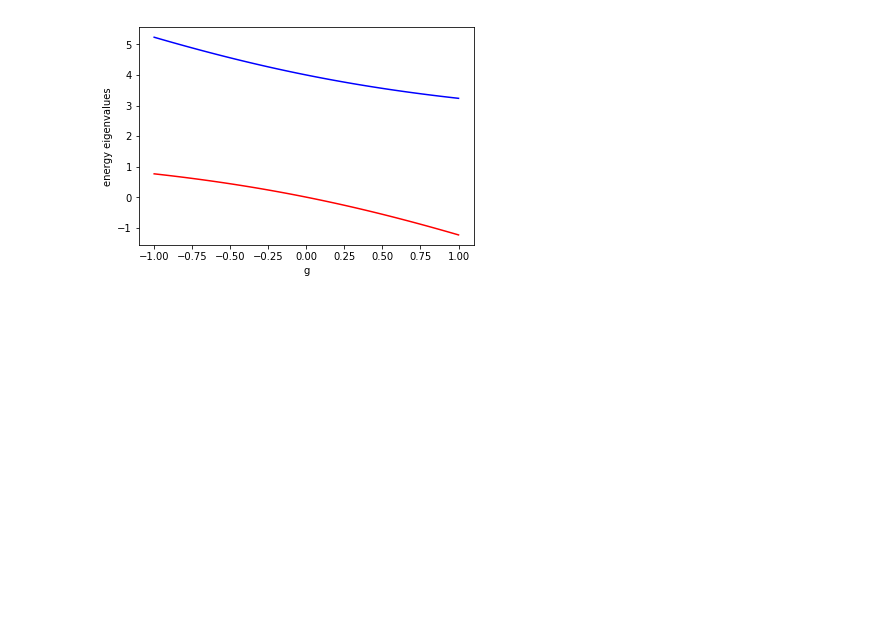
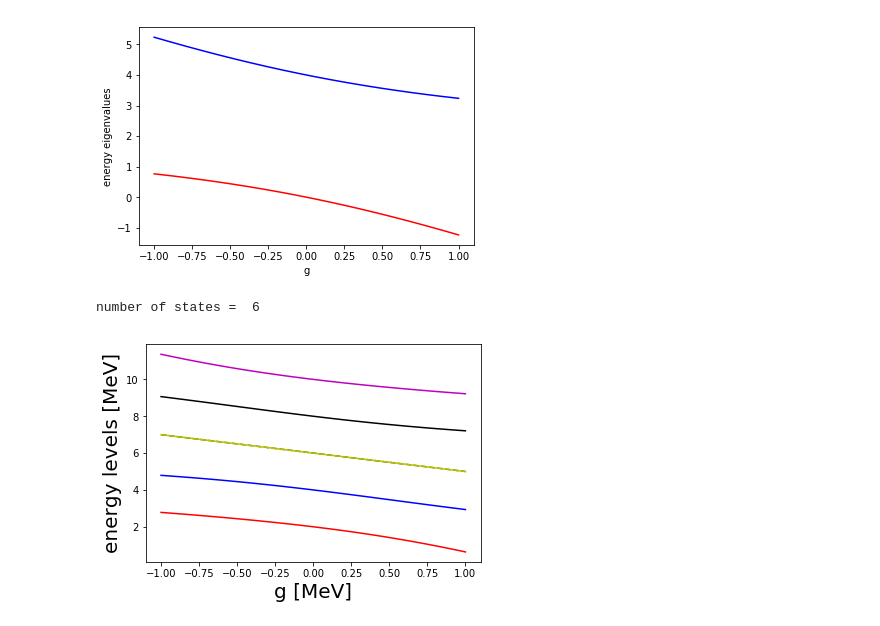
Before and after one commit to abansal92/pairingmodel, a Jupyter notebook: pairing model.ipynb, the cells around one changed output. Drawn from its saved outputs; the diff is of its cells as text; code cells hidden in the pictures; blank space fills up the shorter version.

```diff
--- a/pairing model.ipynb
+++ b/pairing model.ipynb
@@ -11,7 +11,7 @@ def eigenvals(g1,eps):
     return e1,e2
 
 
-g= np.linspace(-1.0,1.0) #in MeV
+g= np.linspace(-1.0,1.0,20) #in MeV
 eps = 2.0 #in MeV
 E1 = []
 E2 = []
@@ -26,3 +26,76 @@ plt.ylabel('energy eigenvalues')
 plt.legend()
 # %% [output]
 [figure]
+# %%
+#We leave the number of pairs $a$,
+#total number of available energy states (without spin) $n$,
+#spacing between energy states $eps$ and interaction strength $g$ variable.
+
+#Assuming pairs remain unbroken.
+
+%matplotlib inline
+import matplotlib.pyplot as plt
+import scipy.special as sp
+import numpy as np
+import numpy.linalg as LA
+
+a = 2
+n = 4
+eps = 1.0
+g = np.linspace(-1.0,1.0,100) #array of various interaction strengths.
+
+#g = 0.5
+# def sp_energies(n,eps):
+#     sp_E = []
+#     for i in range(n):
+#         #ground single particle energy is considered to be zero.
+#         sp_E.append(eps*i)
+#     return sp_E
+
+# sp_E = sp_energies(n,eps)
+# print(sp_E)
+
+
+# def configs(a,n,eps):
+#     n_configs =
+
+dim = int(sp.gamma(n+1)/(sp.gamma(a+1)*sp.gamma(n-a+1)))
+print('number of states = ', dim)
+
+H = np.zeros((dim,dim))
+H = np.matrix(H)
+
+
+def hamiltonian(g,dim,eps):
+    E = [2*eps,4*eps,6*eps, 6*eps, 8*eps, 10*eps]
+    for i in range(dim):
+        for j in range(dim):
+            if i==j:
+                H[i,j] = E[i] - g
+            elif (i+j) == (dim-1) :
+                H[i,j] = 0.0
+            else:
+                H[i,j] = -g/2.0
+
+    evals = LA.eigvals(H)
+    #evals,evecs = LA.eigh(H)
+    return np.sort(evals)
+
+e_vals = np.zeros((len(g),dim))
+for j in range(len(g)):
+    e_vals[j] = hamiltonian(g[j],dim,eps)
+
+#print(e_vals)
+
+plt.plot(g,e_vals[:,0],'r')
+plt.plot(g,e_vals[:,1],'b')
+plt.plot(g,e_vals[:,2],'g--')
+plt.plot(g,e_vals[:,3],'y')
+plt.plot(g,e_vals[:,4],'k')
+plt.plot(g,e_vals[:,5],'m')
+plt.xlabel('g [MeV]',fontsize = 20)
+plt.ylabel('energy levels [MeV]',fontsize = 20)
+plt.legend()
+# %% [output]
+number of states =  6
+[figure, added]
```
Also changed, not shown: parts of 1 cell of this notebook.
